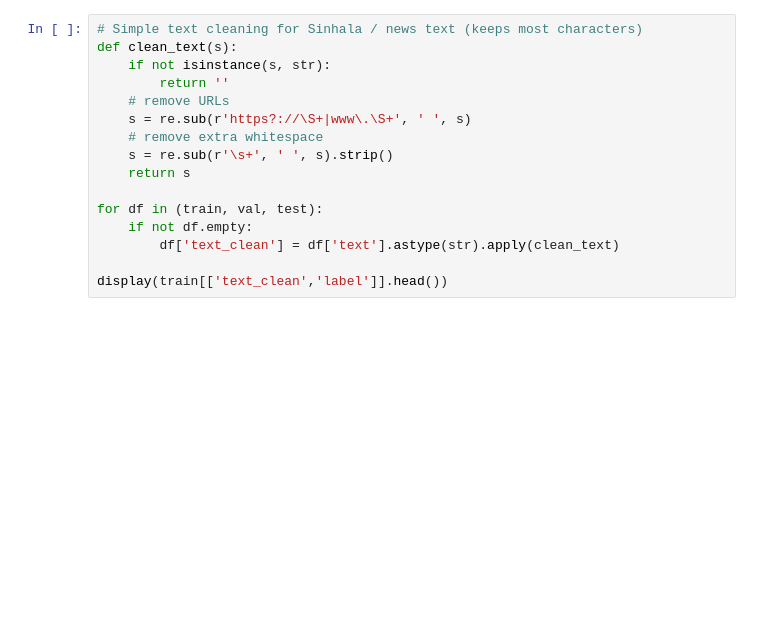
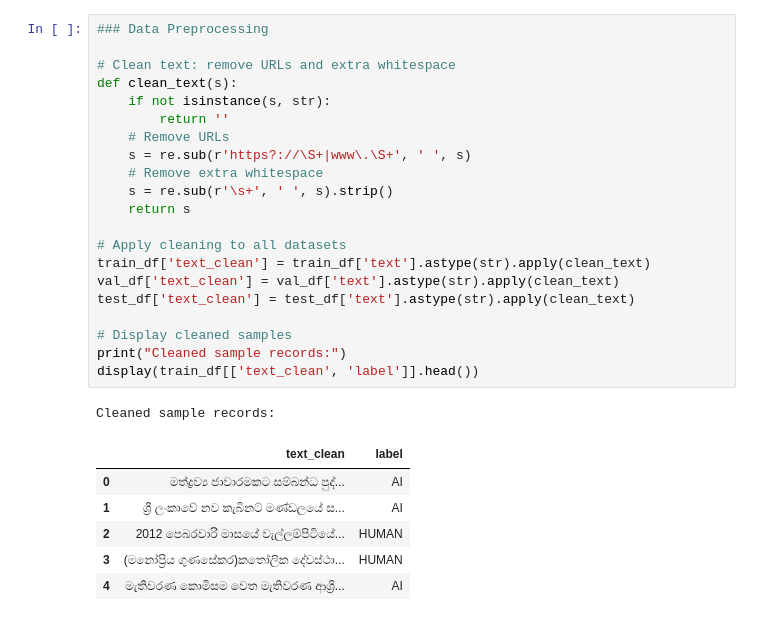
Before and after one commit to movindugunarathna/sinXdetect, a Jupyter notebook: ml/train_tfidf_logreg.ipynb, the cells around one changed output. Saved outputs shown, nothing was run; the diff lists cells and outputs as text; blank space fills up the shorter version.

```diff
--- a/ml/train_tfidf_logreg.ipynb
+++ b/ml/train_tfidf_logreg.ipynb
@@ -60,17 +126,30 @@ No training data found.
 # %%
-# Simple text cleaning for Sinhala / news text (keeps most characters)
+### Data Preprocessing
+
+# Clean text: remove URLs and extra whitespace
 def clean_text(s):
     if not isinstance(s, str):
         return ''
-    # remove URLs
+    # Remove URLs
     s = re.sub(r'https?://\S+|www\.\S+', ' ', s)
-    # remove extra whitespace
+    # Remove extra whitespace
     s = re.sub(r'\s+', ' ', s).strip()
     return s
 
-for df in (train, val, test):
-    if not df.empty:
-        df['text_clean'] = df['text'].astype(str).apply(clean_text)
+# Apply cleaning to all datasets
+train_df['text_clean'] = train_df['text'].astype(str).apply(clean_text)
+val_df['text_clean'] = val_df['text'].astype(str).apply(clean_text)
+test_df['text_clean'] = test_df['text'].astype(str).apply(clean_text)
 
-display(train[['text_clean','label']].head())
+# Display cleaned samples
+print("Cleaned sample records:")
+display(train_df[['text_clean', 'label']].head())
+# %% [output]
+Cleaned sample records:
+|  | text_clean | label |
+| 0 | මත්ද්‍රව්‍ය ජාවාරමකට සම්බන්ධ පුද්... | AI |
+| 1 | ශ්‍රී ලංකාවේ නව කැබිනට් මණ්ඩලයේ ස... | AI |
+| 2 | 2012 පෙබරවාරි මාසයේ වැල්ලම්පිටියේ... | HUMAN |
+| 3 | (මනෝප්‍රිය ගුණසේකර)කතෝලික දේවස්ථා... | HUMAN |
+| 4 | මැතිවරණ කොමිසම වෙත මැතිවරණ ආශ්‍රි... | AI |
 # %%
```
Also changed, not shown: parts of 10 cells of this notebook, 5 other files.
